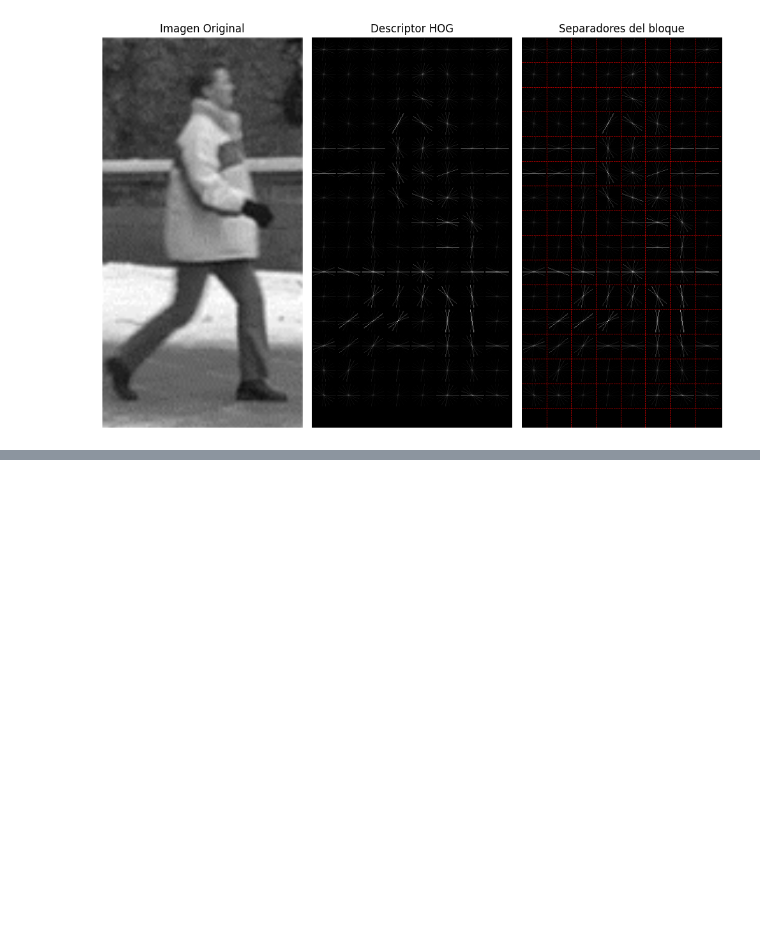
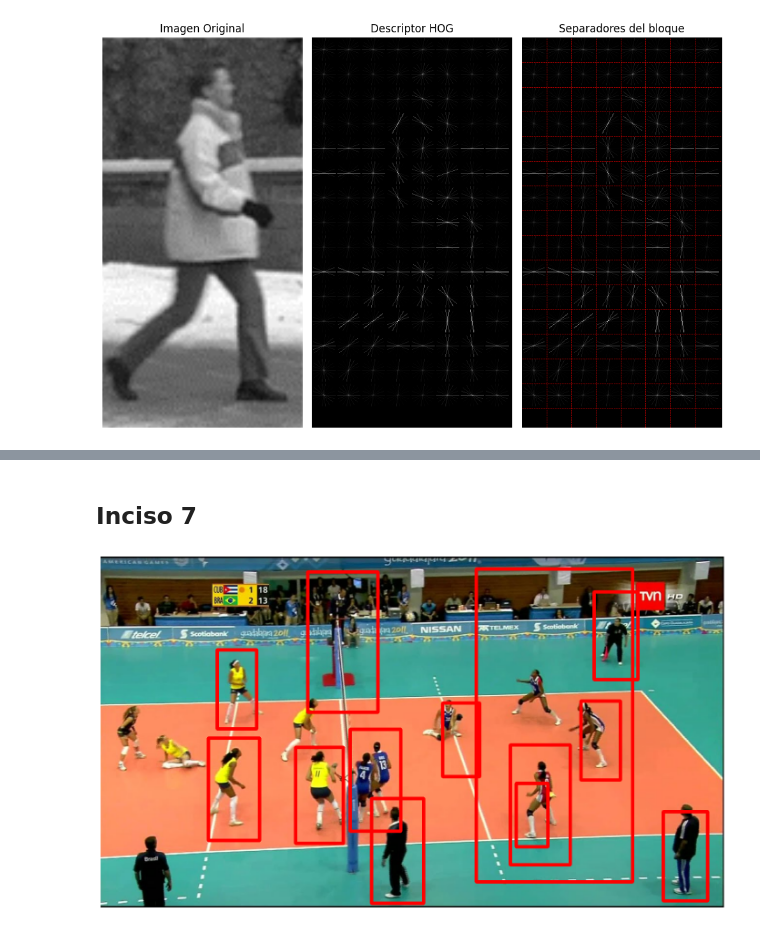
Before and after one commit to MGonza20/Lab02_VC_UVG, a Jupyter notebook: lab.ipynb, the cells around one changed output, grey strips where cells are left out. Saved outputs shown, nothing was run; the diff lists cells and outputs as text; code cells hidden in the pictures; blank space fills up the shorter version.

```diff
--- a/lab.ipynb
+++ b/lab.ipynb
@@ -290,0 +299,26 @@ plt.show()
+# %% [markdown]
+## Inciso 7
+# %%
+# Cargar la imagen
+image_path = 'images/volei.jpeg'
+image = cv.imread(image_path)
+
+# Crear el detector HOG pre-entrenado para la detección de personas
+hog_detector = cv.HOGDescriptor()
+hog_detector.setSVMDetector(cv.HOGDescriptor_getDefaultPeopleDetector())
+
+# Detectar personas en la imagen
+locations, confidence = hog_detector.detectMultiScale(image)
+
+# Dibujar los rectángulos alrededor de las personas detectadas
+for (x, y, w, h) in locations:
+    cv.rectangle(image, (x, y), (x + w, y + h), (0, 0, 255), 5)
+
+image_rgb = cv.cvtColor(image, cv.COLOR_BGR2RGB)
+
+plt.figure(figsize=(20, 10))
+plt.imshow(image_rgb)
+plt.axis('off')
+plt.show()
+# %% [output]
+[figure, added]
```
Also changed, not shown: parts of 1 cell of this notebook, 2 other files.
